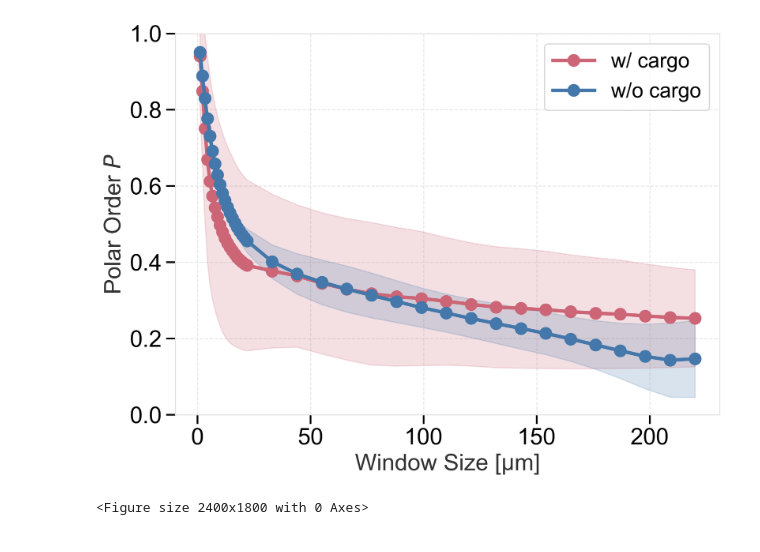
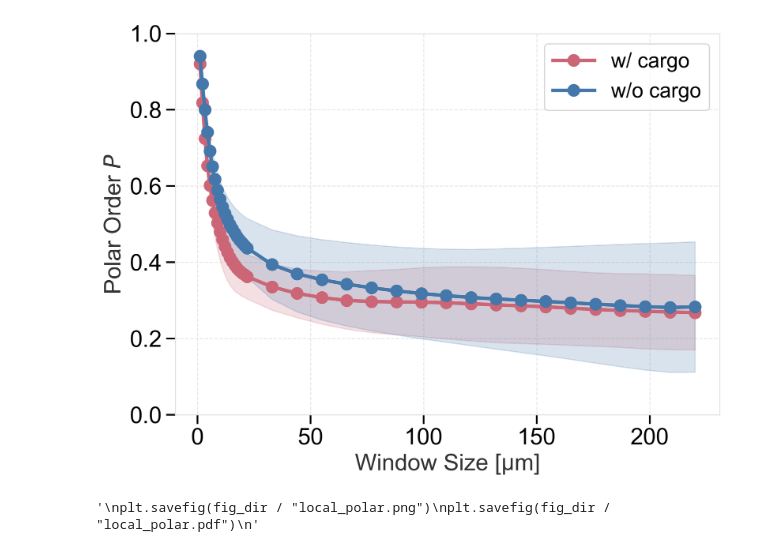
Before and after one commit to wppppupr/MTCargo_analysis, a Jupyter notebook: notebooks/local_polar.ipynb, the cells around one changed output. Cells and saved outputs as stored; diff of their text form; code cells hidden in the pictures.

```diff
--- a/notebooks/local_polar.ipynb
+++ b/notebooks/local_polar.ipynb
@@ -18,10 +18,23 @@ from libs import displacement as dpm
 plt.style.use('../libs/my_style.mplstyle')
 style_colors = plt.rcParams['axes.prop_cycle'].by_key()['color']
 # %%
-input_dir = Path('/Volumes/My Passport/Sasaki/MTsingleBeads/20260122/exp001')
+root = Path('/Volumes/My Passport/Sasaki/MTsingleBeads')
 
-particle= xr.open_zarr(input_dir / "local_polar_w.zarr")
-bg = xr.open_zarr(input_dir / "local_polar_bg.zarr")
+path0 = root / "20260121" / 'exp_crop1'
+path1 = root / "20260121" / 'beads_trans_crop_crop'
+path2 = root / "20260122" / "exp"
+path3 = root / "20260122" / 'exp001'
+
+path_list = [path0, path1, path2, path3]
+
+particles = []
+bgs = []
+
+for input_dir in path_list:
+    particle= xr.open_zarr(input_dir / "local_polar_w.zarr")
+    bg = xr.open_zarr(input_dir / "local_polar_bg.zarr")
+    particles.append(particle)
+    bgs.append(bg)
 # %% [output]
 1. Consolidating metadata in this existing store with zarr.consolidate_metadata().
 2. Explicitly setting consolidated=False, to avoid trying to read consolidate metadata, or
@@ -37,39 +59,57 @@ import numpy as np
 
 scale = 0.11
 
+plt.figure()
+
 # --- 1. 統計量の計算 (w/ cargo) ---
 # 粒子ごと、フレームごとの平均をとる前の「ばらつき」を保持
-p_mean = particle.polar_order.mean(dim=['frame', 'particle'])
-p_std  = particle.polar_order.std(dim=['frame', 'particle']) # 標準偏差
+
+p_means = []
+bg_means = []
+
+for particle in particles:
+    mean = particle.polar_order.mean(dim=['frame', 'particle'])
+    p_means.append(mean)
+    #p_std  = particle.polar_order.std(dim=['frame', 'particle']) # 標準偏差
+
+p_array = np.array(p_means)
+p_mean = np.mean(p_array, axis=0)
+p_std = np.std(p_array, axis=0)
 
 # --- 2. 統計量の計算 (w/o cargo) ---
-bg_mean = bg.polar_order.mean(dim=['frame'])
-bg_std  = bg.polar_order.std(dim=['frame'])
+for bg in bgs:
+    mean = bg.polar_order.mean(dim=['frame'])
+    bg_means.append(mean)
+    #bg_std  = bg.polar_order.std(dim=['frame'])
+
+bg_array = np.array(bg_means)
+bg_mean = np.mean(bg_array, axis=0)
+bg_std = np.std(bg_array, axis=0)
 
 # --- 3. プロット ---
-plt.figure()
 
 # ウィンドウサイズ（x軸）の取得
-x_coords = p_mean['window size'].values * scale
+x_coords = mean['window size'].values * scale
 
 # w/ cargo
 plt.plot(x_coords, p_mean, color='#CC6677', marker='o', label='w/ cargo')
 plt.fill_between(x_coords, p_mean - p_std, p_mean + p_std, color='#CC6677', alpha=0.2)
 
 # w/o cargo
 plt.plot(x_coords, bg_mean, color='#4477AA', marker='o', label='w/o cargo')
 plt.fill_between(x_coords, bg_mean - bg_std, bg_mean + bg_std, color='#4477AA', alpha=0.2)
 
 plt.legend()
 plt.xlabel("Window Size [\u03bcm]")
 plt.ylabel("Polar Order $P$")
 plt.ylim(0, 1)
 plt.show()
 
 fig_dir = Path("/Users/sasakinozomu/code/MTCargo_analysis/notebooks/figures")
-
+"""
 plt.savefig(fig_dir / "local_polar.png")
 plt.savefig(fig_dir / "local_polar.pdf")
+"""
 # %% [output]
-[figure, old version]
+[figure, new version]
-<Figure size 2400x1800 with 0 Axes>
+'\nplt.savefig(fig_dir / "local_polar.png")\nplt.savefig(fig_dir / "local_polar.pdf")\n'
```
Also changed, not shown: parts of 1 cell of this notebook.
